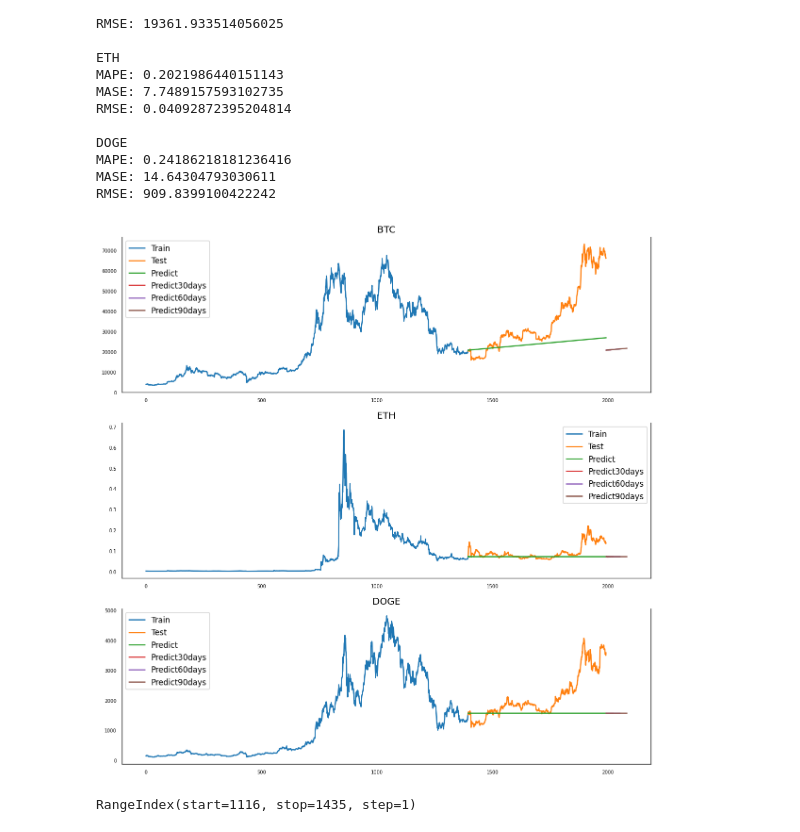
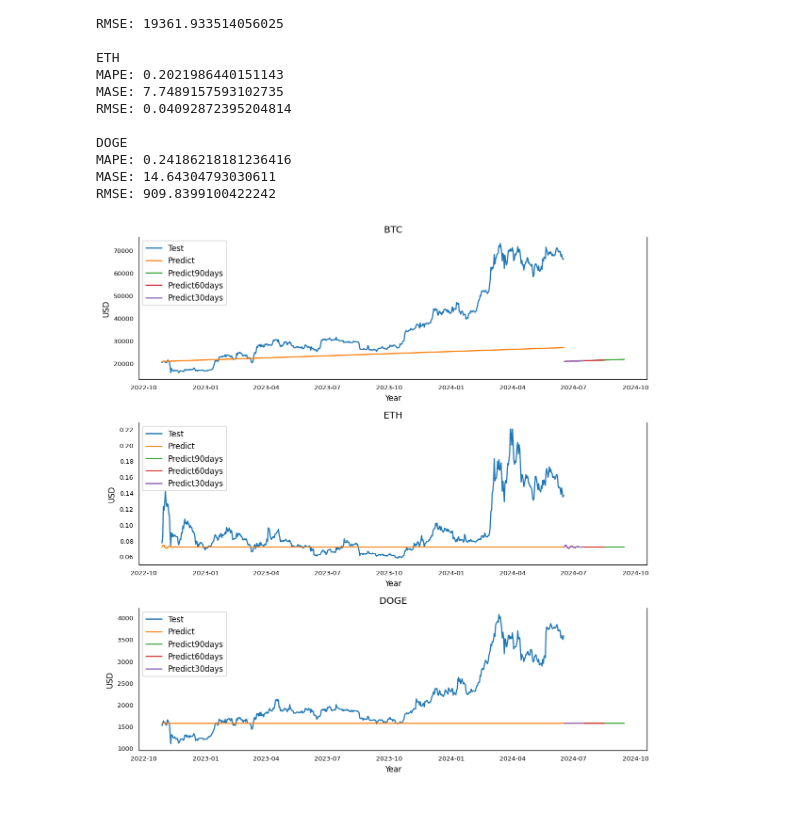
Before and after one commit to mintee56/IS403.O21.HTCL_Team8, a Jupyter notebook: ARIMA (7-3).ipynb, the cells around one changed output. Cells and saved outputs as stored; diff of their text form; code cells hidden in the pictures.

```diff
--- a/ARIMA (7-3).ipynb
+++ b/ARIMA (7-3).ipynb
@@ -36,3 +15,8 @@ doge['Date'] = pd.to_datetime(doge.Date)
+# %%
+for df in [btc, eth, doge]:
+    df['Date'] = pd.to_datetime(df.Date)
+    df.set_index('Date', inplace=True)
+    df = df[['Close']]
 # %%
 # Tỉ lệ pha train, test
 train_ratio = 0.7
@@ -127,6 +112,7 @@ coins = ['BTC', 'ETH', 'DOGE']
 for i, ax in enumerate(axes.flatten()):
     data = eval(df_list[i])['Close']  # Use iloc for column access, should be fast
     ax.plot(data, color='red', linewidth=1)
+
     # Decorations
     ax.set_title(coins[i])
     ax.set_xlabel('Year')
@@ -134,11 +120,7 @@ for i, ax in enumerate(axes.flatten()):
     ax.xaxis.set_ticks_position('none')
     ax.yaxis.set_ticks_position('none')
     ax.spines["top"].set_alpha(0)
-    ax.tick_params(labelsize=6)
-
-    # Formats
-    # ax.xaxis.set_major_locator(mdates.YearLocator())
-    # ax.xaxis.set_major_formatter(mdates.DateFormatter('%Y'))
+    ax.tick_params(labelsize=8)
 
 plt.tight_layout()
 plt.show()
@@ -168,7 +150,7 @@ for df in df_list:
     days = [30, 60, 90]
 
     for d in days:
-        last_index = eval(df).index[-1]
+        last_index = len(eval(df))
         last_data = pd.RangeIndex(
             start=last_index, stop=last_index+d, step=1)
 
@@ -180,7 +162,7 @@ for df in df_list:
         print(last_data)
 
         # Create an array of n consecutive integers starting from last_index
-        x_next_n_days = np.array(range(last_index + 1, last_index+1+d)).reshape(-1, 1)
+        x_next_n_days = np.array(range(last_index, last_index + d)).reshape(-1, 1)
 
         # Predict the closing prices for the next n days
         globals()[f'{df}_y_next_{d}_days'] = eval(f'{df}_model').predict(n_periods=len(x_next_n_days))
@@ -253,57 +235,42 @@ MASE: 14.64304793030611
 RMSE: 909.8399100422242
 # %%
 # 7. Vẽ hình
-# plt.figure(figsize=(20, 6))
-# plt.plot(train_data.index, train_data['Close'])
-# plt.plot(test_data.index, test_data['Close'])
-# plt.plot(test_data.index, y_pred)
-# plt.plot(last_data, y_next_90_days)
-# plt.legend(['Train', 'Test', 'Predictions', 'Next90Day'])
-# plt.show()
-
 fig, axes = plt.subplots(nrows=3, ncols=1, dpi=120, figsize=(10,10))
 
 for i, ax in enumerate(axes.flatten()):
-    # data = eval(df_list[i])['Close']  # Use iloc for column access, should be fast
-
-    # train_size = eval(f'{df_list[i]}_train_size')
-    # train_data_index = pd.RangeIndex(start=0, stop=train_size, step=1)
-    # test_size = eval(f'{df_list[i]}_test_size')
-    # test_data_index = pd.RangeIndex(
-    #     start=train_size, stop=train_size+test_size, step=1)
-    # pred_data_index =
-
     train_data = eval(f'{df_list[i]}_train_data')
     test_data = eval(f'{df_list[i]}_test_data')
     y_pred = eval(f'{df_list[i]}_y_pred')
+
     y_next_30_days = eval(f'{df_list[i]}_y_next_30_days')
     y_next_60_days = eval(f'{df_list[i]}_y_next_60_days')
     y_next_90_days = eval(f'{df_list[i]}_y_next_90_days')
-    last_30_data = eval(f'{df_list[i]}_last_30_data')
-    last_60_data = eval(f'{df_list[i]}_last_60_data')
-    last_90_data = eval(f'{df_list[i]}_last_90_data')
 
-    ax.plot(train_data.index, train_data['Close'])
+    last_date = test_data.index[-1]
+    last_30_data = pd.date_range(start=last_date, periods=31, inclusive='right')
+    last_60_data = pd.date_range(start=last_date, periods=61, inclusive='right')
+    last_90_data = pd.date_range(start=last_date, periods=91, inclusive='right')
+
+    # ax.plot(train_data.index, train_data['Close'])
     ax.plot(test_data.index, test_data['Close'])
     ax.plot(test_data.index, y_pred)
+    ax.plot(last_90_data, y_next_90_days)
+    ax.plot(last_60_data, y_next_60_days)
     ax.plot(last_30_data, y_next_30_days)
-    ax.plot(last_60_data, y_next_60_days)
-    ax.plot(last_90_data, y_next_90_days)
 
-    ax.legend(['Train', 'Test', 'Predict', 'Predict30days', 'Predict60days', 'Predict90days'])
+    # ax.legend(['Train', 'Test', 'Predict', 'Predict30days', 'Predict60days', 'Predict90days'])
+    ax.legend(['Test', 'Predict', 'Predict90days', 'Predict60days', 'Predict30days'])
 
     # Decorations
     ax.set_title(coins[i])
+    ax.set_xlabel('Year')
+    ax.set_ylabel('USD')
     ax.xaxis.set_ticks_position('none')
     ax.yaxis.set_ticks_position('none')
     ax.spines["top"].set_alpha(0)
-    ax.tick_params(labelsize=6)
+    ax.tick_params(labelsize=8)
 
 plt.tight_layout()
 plt.show()
 # %% [output]
-[figure, old version]
+[figure, new version]
-# %%
-test_data.index
-# %% [output]
-RangeIndex(start=1116, stop=1435, step=1)
```
Also changed, not shown: parts of 8 cells of this notebook, 5 other files.
